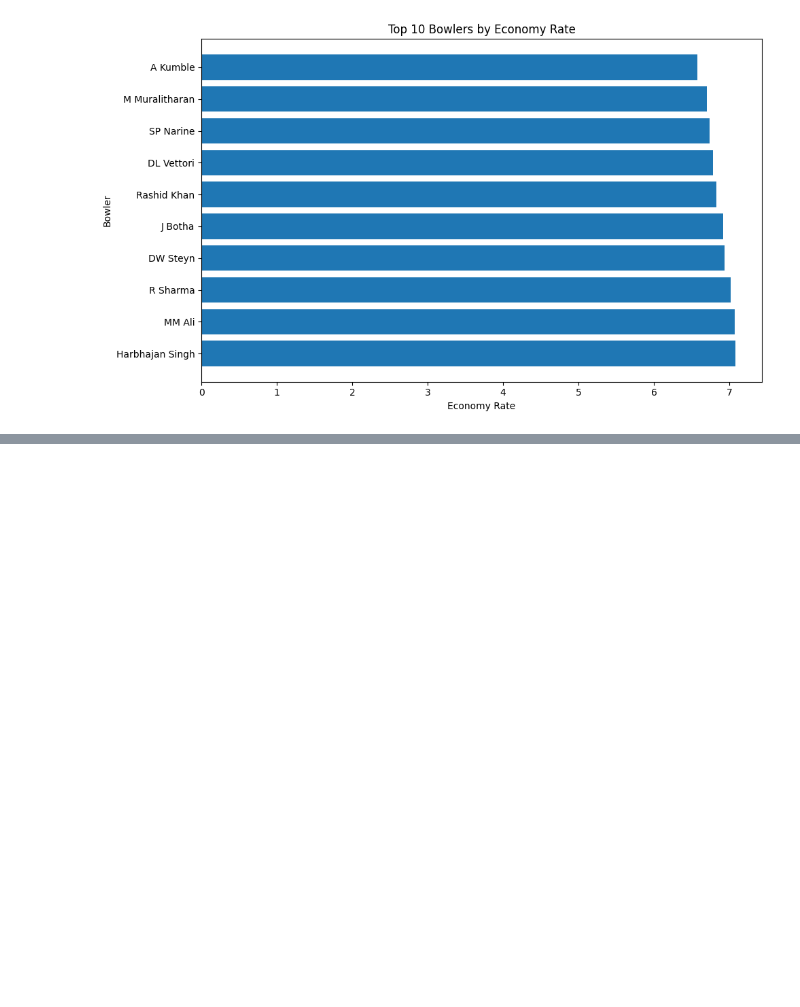
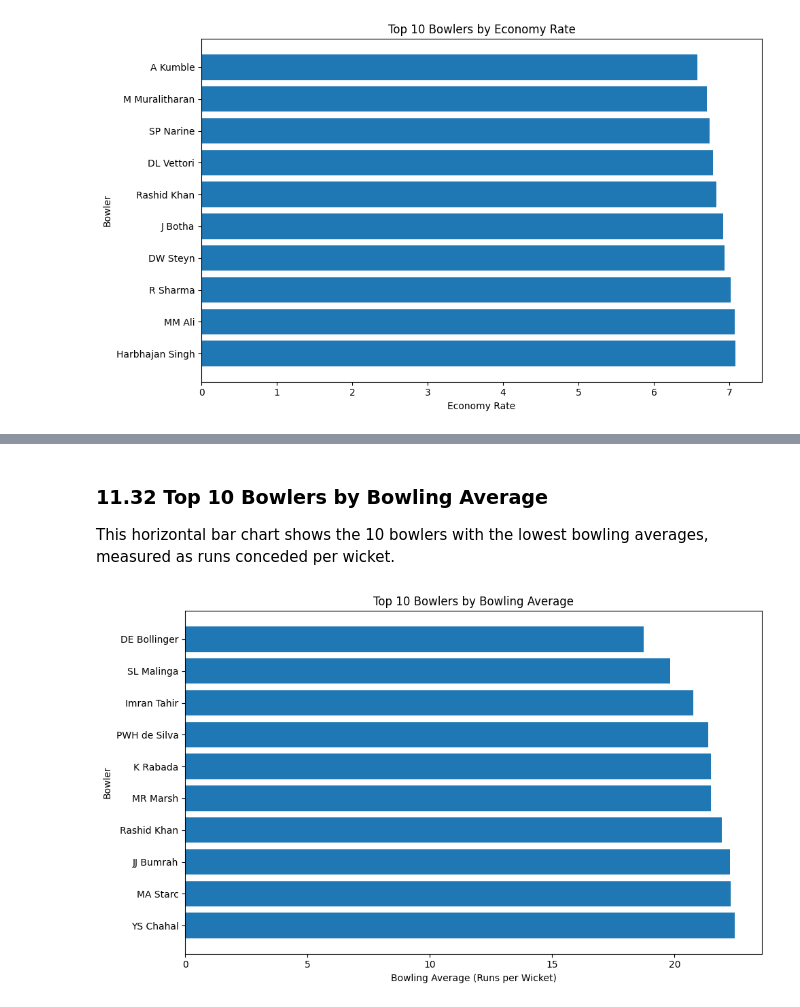
Before and after one commit to khalil-Gardiwal/ipl-data-analysis, a Jupyter notebook: notebooks/ipl-analysis.ipynb, the cells around one changed output, grey strips where cells are left out. Cells and saved outputs as stored; diff of their text form; code cells hidden in the pictures; blank space fills up the shorter version.

```diff
--- a/notebooks/ipl-analysis.ipynb
+++ b/notebooks/ipl-analysis.ipynb
@@ -2824,0 +2851,22 @@ plt.show()
+# %% [markdown]
+### 11.32 Top 10 Bowlers by Bowling Average
+
+This horizontal bar chart shows the 10 bowlers with the lowest bowling averages, measured as runs conceded per wicket.
+# %%
+top10_bowling_average = bowling_average.sort_values().head(10)
+
+plt.figure(figsize=(10, 6))
+
+plt.barh(
+    top10_bowling_average.index[::-1],
+    top10_bowling_average.values[::-1]
+)
+
+plt.title("Top 10 Bowlers by Bowling Average")
+plt.xlabel("Bowling Average (Runs per Wicket)")
+plt.ylabel("Bowler")
+
+plt.tight_layout()
+plt.show()
+# %% [output]
+[figure, added]
```
Also changed, not shown: parts of 32 cells of this notebook.
